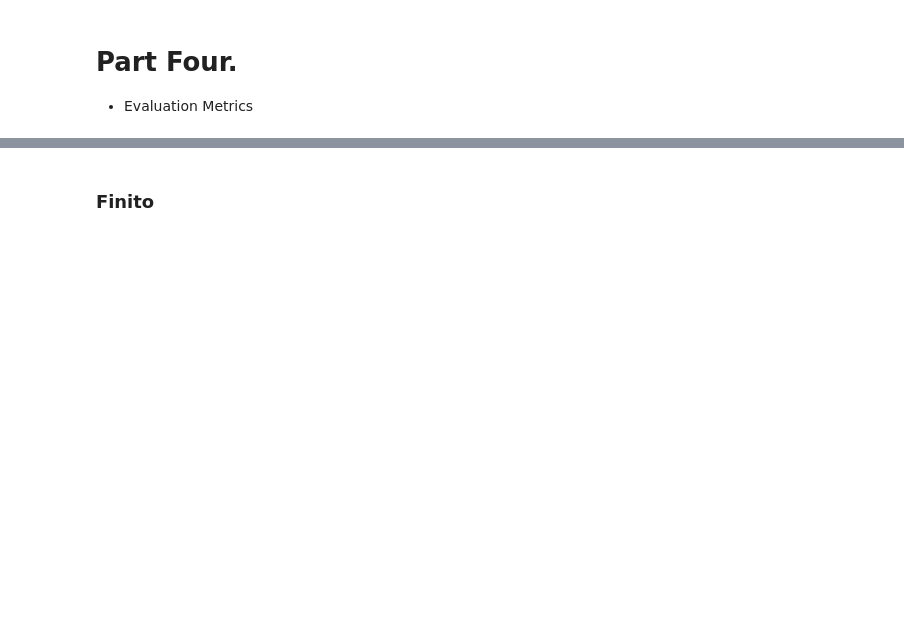
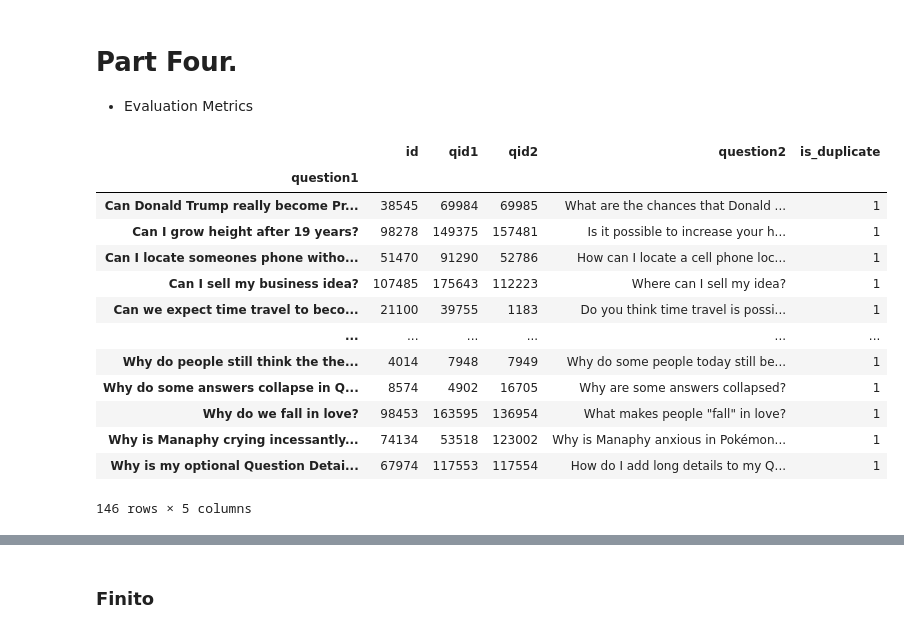
Before and after one commit to nahbos/AUT-Advanced-Information-Retrieval, a Jupyter notebook: Ex01/traditional_methods.ipynb, the cells around one changed output, grey strips where cells are left out. Cells and saved outputs as stored; diff of their text form; code cells hidden in the pictures; blank space fills up the shorter version.

```diff
--- a/Ex01/traditional_methods.ipynb
+++ b/Ex01/traditional_methods.ipynb
@@ -509,3 +626,21 @@ Train:          Is it true that there is life after death?
 # %% [markdown]
 # Part Four.
 * Evaluation Metrics
+# %%
+groups = test_org.groupby(by='question1')
+groups.first()
+# %% [output]
+|  | id | qid1 | qid2 | question2 | is_duplicate |
+| question1 |  |  |  |  |  |
+| Can Donald Trump really become Pr... | 38545 | 69984 | 69985 | What are the chances that Donald ... | 1 |
+| Can I grow height after 19 years? | 98278 | 149375 | 157481 | Is it possible to increase your h... | 1 |
+| Can I locate someones phone witho... | 51470 | 91290 | 52786 | How can I locate a cell phone loc... | 1 |
+| Can I sell my business idea? | 107485 | 175643 | 112223 | Where can I sell my idea? | 1 |
+| Can we expect time travel to beco... | 21100 | 39755 | 1183 | Do you think time travel is possi... | 1 |
+| ... | ... | ... | ... | ... | ... |
+| Why do people still think the the... | 4014 | 7948 | 7949 | Why do some people today still be... | 1 |
+| Why do some answers collapse in Q... | 8574 | 4902 | 16705 | Why are some answers collapsed? | 1 |
+| Why do we fall in love? | 98453 | 163595 | 136954 | What makes people "fall" in love? | 1 |
+| Why is Manaphy crying incessantly... | 74134 | 53518 | 123002 | Why is Manaphy anxious in Pokémon... | 1 |
+| Why is my optional Question Detai... | 67974 | 117553 | 117554 | How do I add long details to my Q... | 1 |
+146 rows × 5 columns
```
Also changed, not shown: parts of 24 cells of this notebook.
